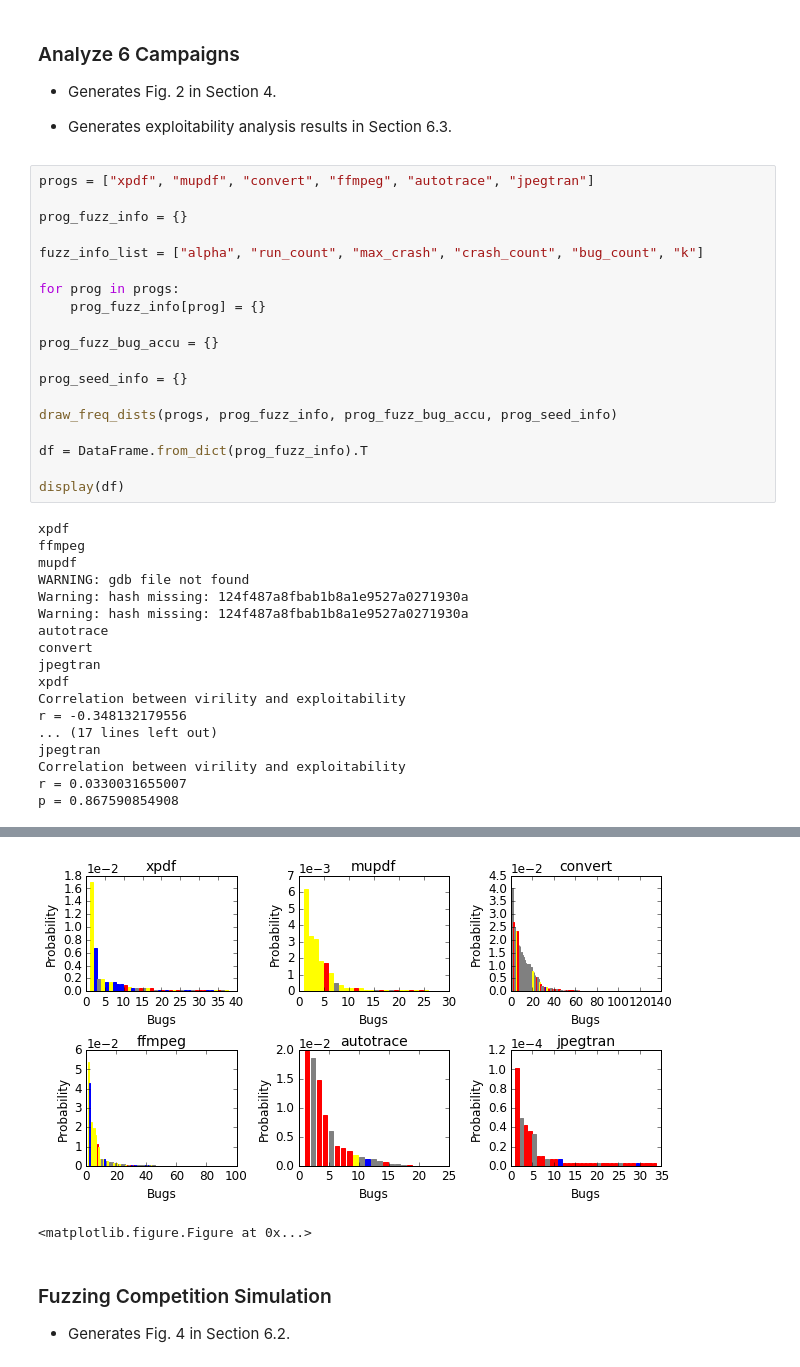
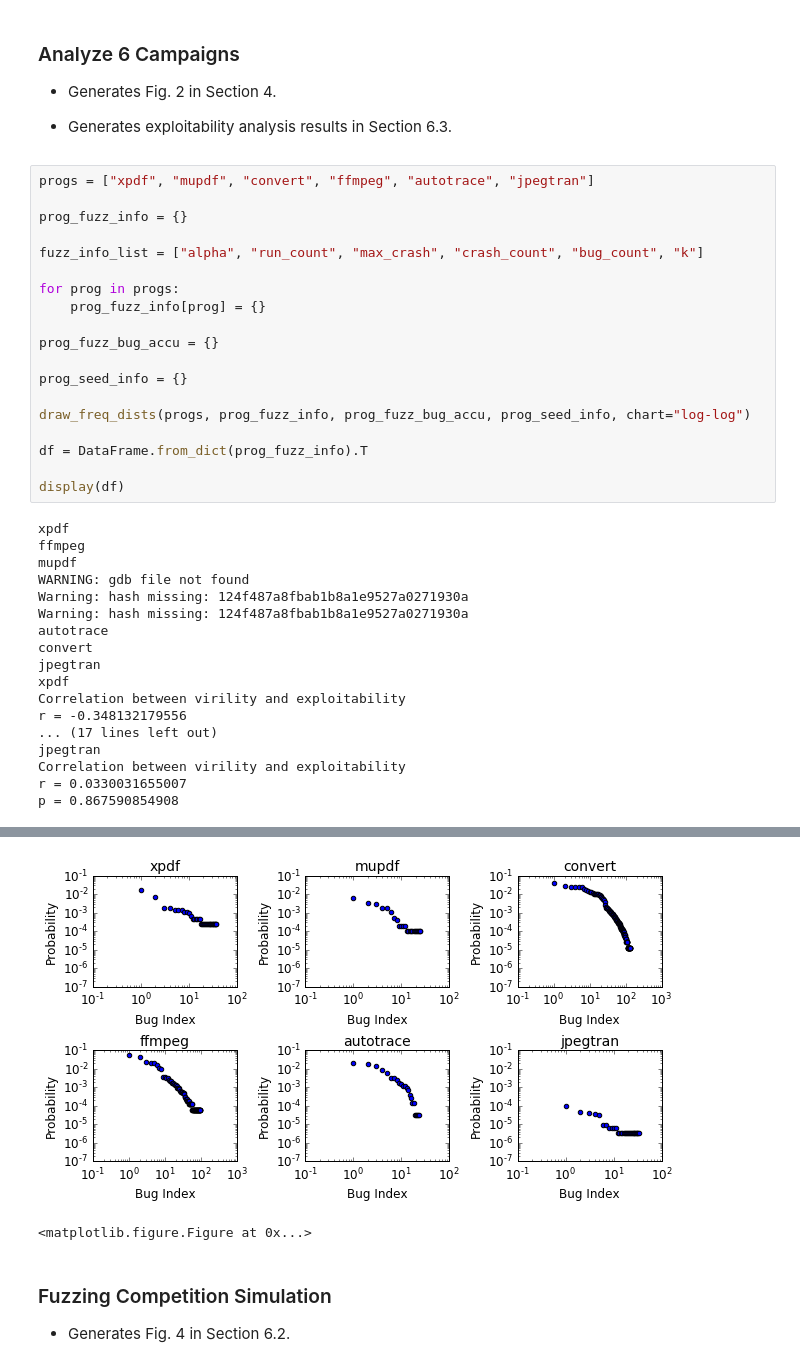
Before and after one commit to movingname/fuzzingModel, a Jupyter notebook: scripts/main_analysis.ipynb, the cells around one changed output, grey strips where cells are left out. Drawn from its saved outputs; the diff is of its cells as text.

```diff
--- a/scripts/main_analysis.ipynb
+++ b/scripts/main_analysis.ipynb
@@ -30,37 +31,37 @@ prog_fuzz_bug_accu = {}
 
 prog_seed_info = {}
 
-draw_freq_dists(progs, prog_fuzz_info, prog_fuzz_bug_accu, prog_seed_info)
+draw_freq_dists(progs, prog_fuzz_info, prog_fuzz_bug_accu, prog_seed_info, chart="log-log")
 
 df = DataFrame.from_dict(prog_fuzz_info).T
 
 display(df)
 # %% [output]
 xpdf
 ffmpeg
 mupdf
 WARNING: gdb file not found
 Warning: hash missing: 124f487a8fbab1b8a1e9527a0271930a
 Warning: hash missing: 124f487a8fbab1b8a1e9527a0271930a
 autotrace
 convert
 jpegtran
 xpdf
 Correlation between virility and exploitability
 r = -0.348132179556
 ... (17 lines left out)
 jpegtran
 Correlation between virility and exploitability
 r = 0.0330031655007
 p = 0.867590854908
 |  | EXPLOITABLE | NOT_EXPLOITABLE | PROBABLY_EXPLOITABLE | PROBABLY_NOT_EXPLOITABLE | UNKNOWN | alpha | bug_count | ... |
 | autotrace | 0.39 | 0.00 | 0.04 | 0.04 | 0.52 | 3.25 | 23 | ... |
 | convert | 0.33 | 0.00 | 0.03 | 0.07 | 0.57 | 2.38 | 134 | ... |
 | ffmpeg | 0.08 | 0.00 | 0.17 | 0.29 | 0.46 | 2.2 | 96 | ... |
 | jpegtran | 0.79 | 0.00 | 0.06 | 0.00 | 0.15 | 3.53 | 33 | ... |
 | mupdf | 0.24 | 0.00 | 0.00 | 0.64 | 0.12 | 2.88 | 25 | ... |
 | xpdf | 0.27 | 0.00 | 0.32 | 0.22 | 0.19 | 2.38 | 37 | ... |
-[figure, old version]
+[figure, new version]
 <matplotlib.figure.Figure at 0x...>
 # %% [markdown]
 ### Fuzzing Competition Simulation
```
Also changed, not shown: parts of 7 cells of this notebook, 3 other files.
